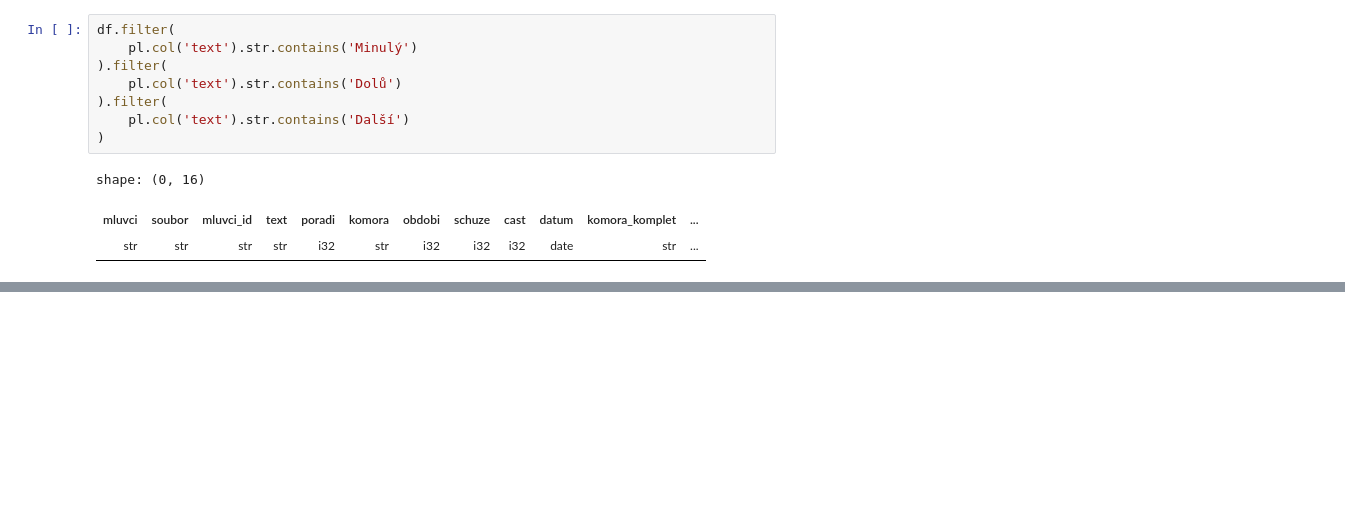
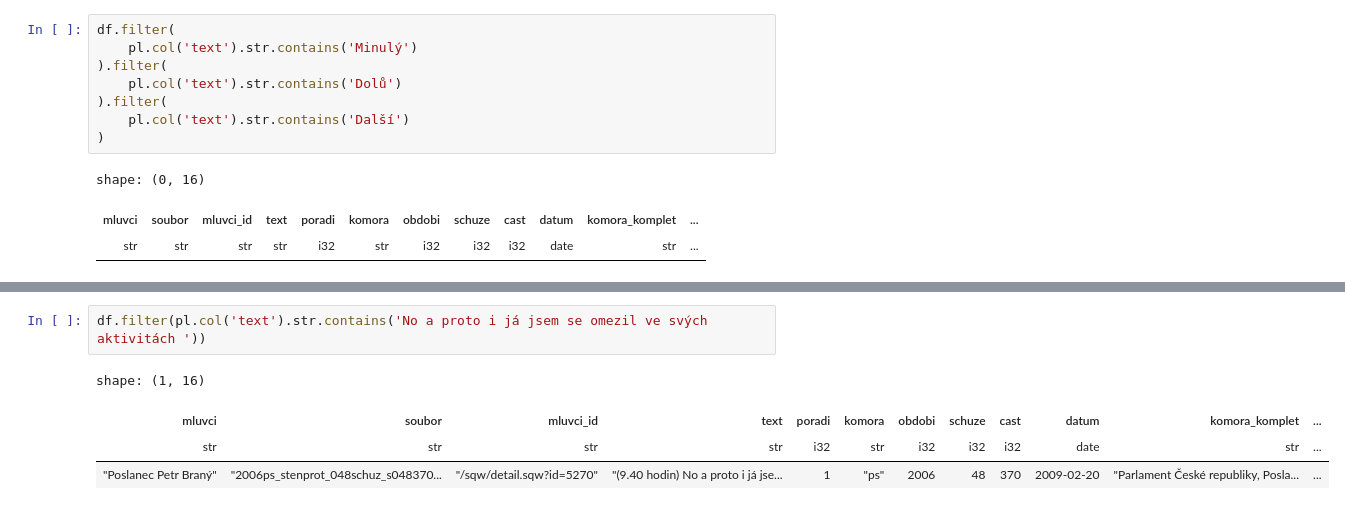
Before and after one commit to DataRozhlas/stenoprotokoly, a Jupyter notebook: 004_testy_a_statistiky.ipynb, the cells around one changed output, grey strips where cells are left out. Cells and saved outputs as stored; diff of their text form; blank space fills up the shorter version.

```diff
--- a/004_testy_a_statistiky.ipynb
+++ b/004_testy_a_statistiky.ipynb
@@ -647,0 +684,7 @@ shape: (40, 17)
+# %%
+df.filter(pl.col('text').str.contains('No a proto i já jsem se omezil ve svých aktivitách '))
+# %% [output]
+shape: (1, 16)
+| mluvci | soubor | mluvci_id | text | poradi | komora | obdobi | schuze | cast | datum | komora_komplet | ... |
+| str | str | str | str | i32 | str | i32 | i32 | i32 | date | str | ... |
+| "Poslanec Petr Braný" | "2006ps_stenprot_048schuz_s048370... | "/sqw/detail.sqw?id=5270" | "(9.40 hodin) No a proto i já jse... | 1 | "ps" | 2006 | 48 | 370 | 2009-02-20 | "Parlament České republiky, Posla... | ... |
```
Also changed, not shown: parts of 36 cells of this notebook, 6 other files.
